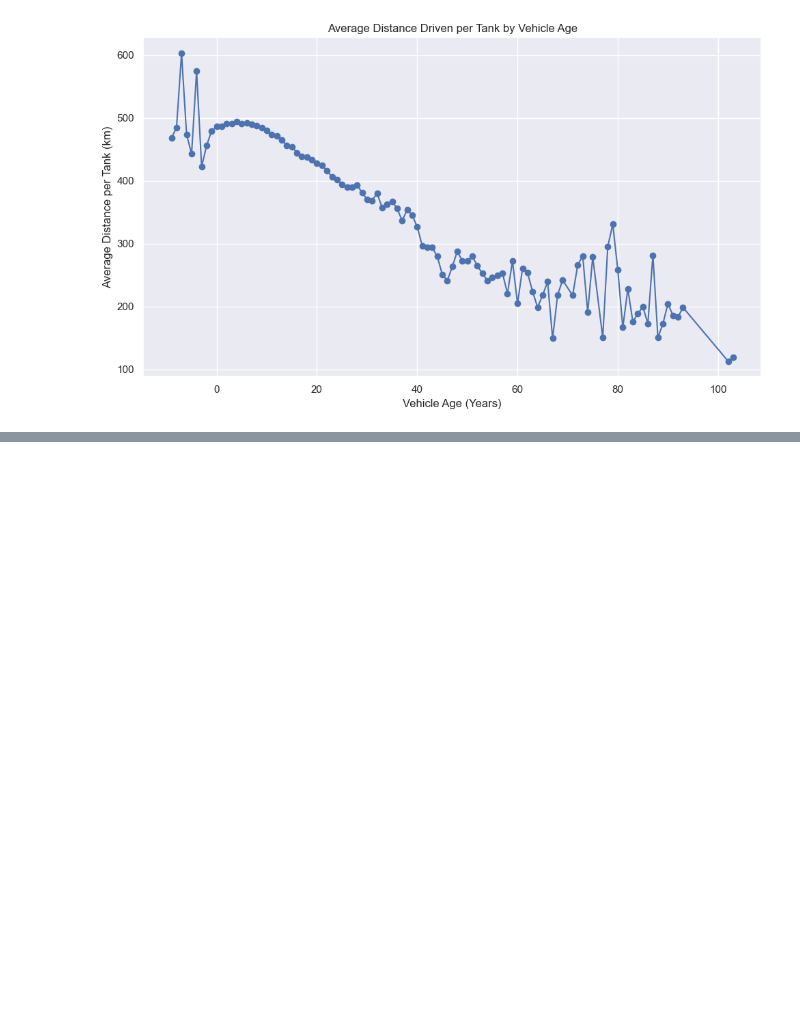
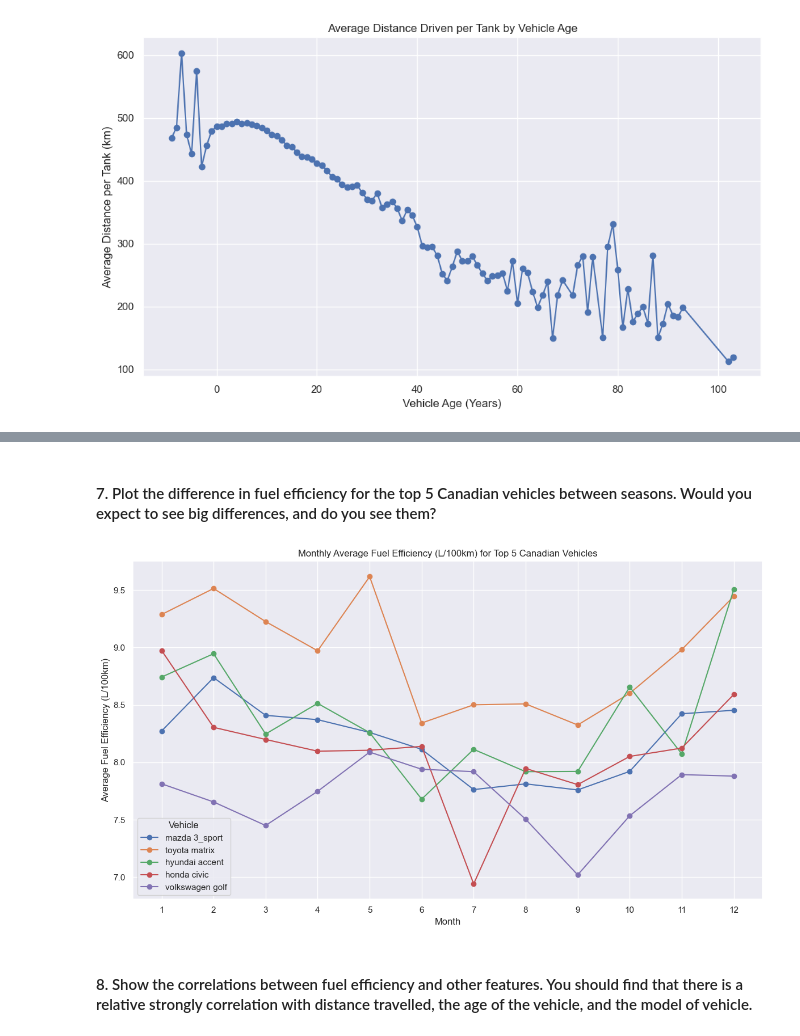
Before and after one commit to tarunaidoo/IDVE_Assignment1, a Jupyter notebook: Assignment 1.ipynb, the cells around one changed output, grey strips where cells are left out. Saved outputs shown, nothing was run; the diff lists cells and outputs as text; code cells hidden in the pictures; blank space fills up the shorter version.

```diff
--- a/Assignment 1.ipynb
+++ b/Assignment 1.ipynb
@@ -704,0 +764,35 @@ Name: km_per_litre, dtype: float64
+# %% [markdown]
+#### 7. Plot the difference in fuel efficiency for the top 5 Canadian vehicles between seasons. Would you expect to see big differences, and do you see them?
+# %%
+import seaborn as sns
+import matplotlib.pyplot as plt
+
+# Filter for Canadian vehicles
+ca_df = cleaned_top5_df[cleaned_top5_df['currency'] == 'CA$'].copy()
+
+# Get top 5 most popular Canadian vehicles
+ca_df['vehicle'] = ca_df['car_make'] + ' ' + ca_df['car_model']
+top5_ca_vehicles = ca_df['vehicle'].value_counts().head(5).index
+
+# Filter only top 5 vehicles
+ca_top5 = ca_df[ca_df['vehicle'].isin(top5_ca_vehicles)]
+
+# Group by vehicle and month, then calculate mean fuel efficiency
+monthly_eff = ca_top5.groupby([ca_top5['date_fueled_proxy'].dt.month, 'vehicle'])['litres_per_100km'].mean().reset_index()
+
+plt.figure(figsize=(12, 7))
+for vehicle in top5_ca_vehicles:
+    data = monthly_eff[monthly_eff['vehicle'] == vehicle]
+    plt.plot(data['date_fueled_proxy'], data['litres_per_100km'], marker='o', label=vehicle)
+
+plt.title('Monthly Average Fuel Efficiency (L/100km) for Top 5 Canadian Vehicles')
+plt.ylabel('Average Fuel Efficiency (L/100km)')
+plt.xlabel('Month')
+plt.xticks(range(1, 13))
+plt.legend(title='Vehicle')
+plt.tight_layout()
+plt.show()
+# %% [output]
+[figure, added]
+# %% [markdown]
+#### 8. Show the correlations between fuel efficiency and other features. You should find that there is a relative strongly correlation with distance travelled, the age of the vehicle, and the model of vehicle.
```
Also changed, not shown: parts of 24 cells of this notebook.
